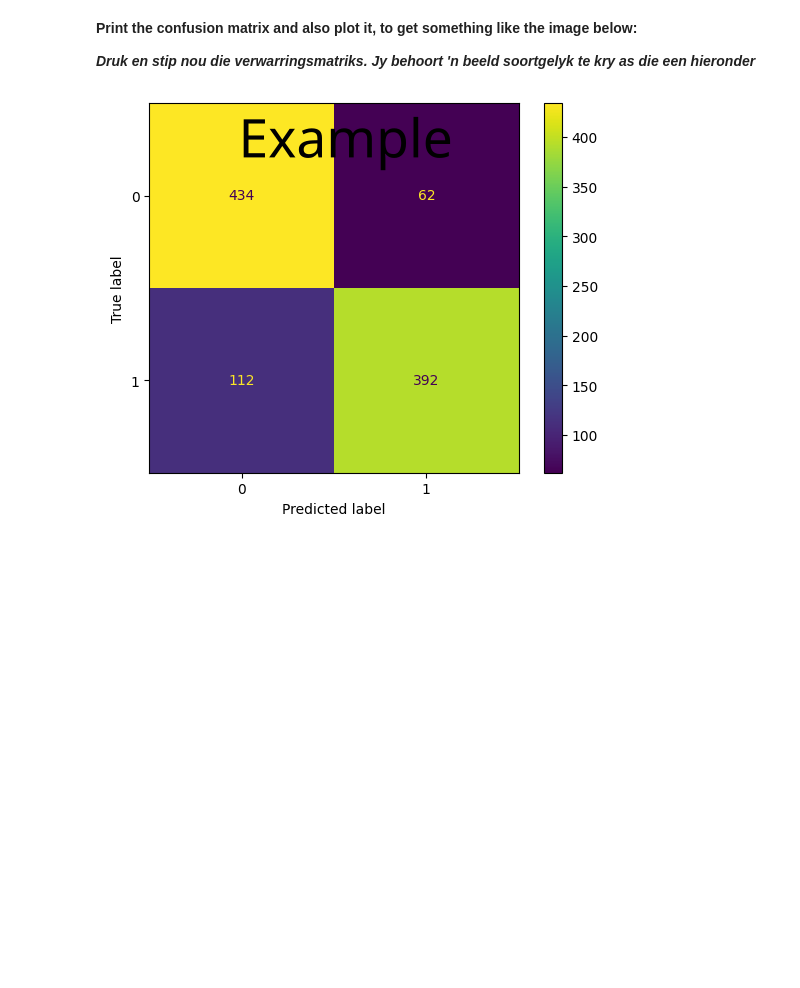
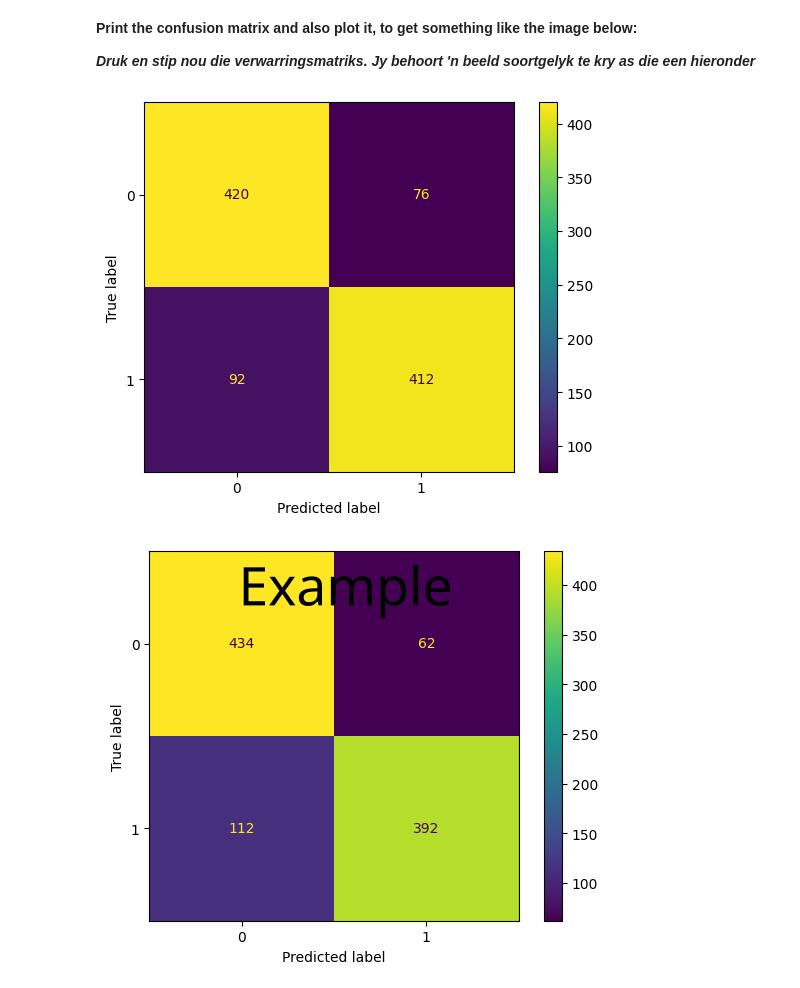
Before and after one commit to mudgician/cs315, a Jupyter notebook: Assignment2/Assignment2/assign2.ipynb, the cells around one changed output. Cells and saved outputs as stored; diff of their text form; code cells hidden in the pictures; blank space fills up the shorter version.

Commit message:
Added logistic regression functions made by AI + fixed naive_bayes function

```diff
--- a/Assignment2/Assignment2/assign2.ipynb
+++ b/Assignment2/Assignment2/assign2.ipynb
@@ -174,6 +187,21 @@ X = np.vstack([np.random.randn(N)*covariances[0, y] + means[0, y],
 **Print the confusion matrix and also plot it, to get something like the image below:**
 
 **_Druk en stip nou die verwarringsmatriks. Jy behoort 'n beeld soortgelyk te kry as die een hieronder_**
+# %%
+from logistic_regression import *
+
+clf = BayesianLogisticRegression()
+
+clf.fit(X.T, y)
+
+y_pred = clf.predict(X.T)
+
+conf_mat = confusion_matrix(y, y_pred)
+conf_mat_disp = ConfusionMatrixDisplay(conf_mat)
+conf_mat_disp.plot()
+plt.show()
+# %% [output]
+[figure, added]
 # %%
 display(Image(filename='./images/conf_mat_logreg2.png'))
 # %% [output]
```
Also changed, not shown: parts of 6 cells of this notebook, 3 other files.
